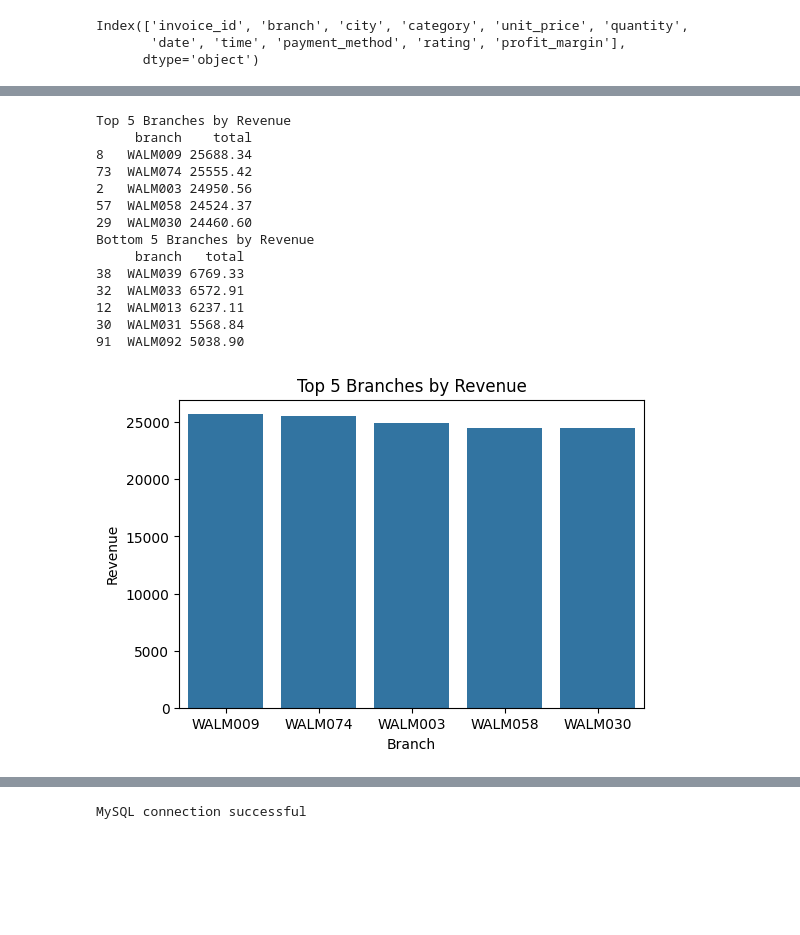
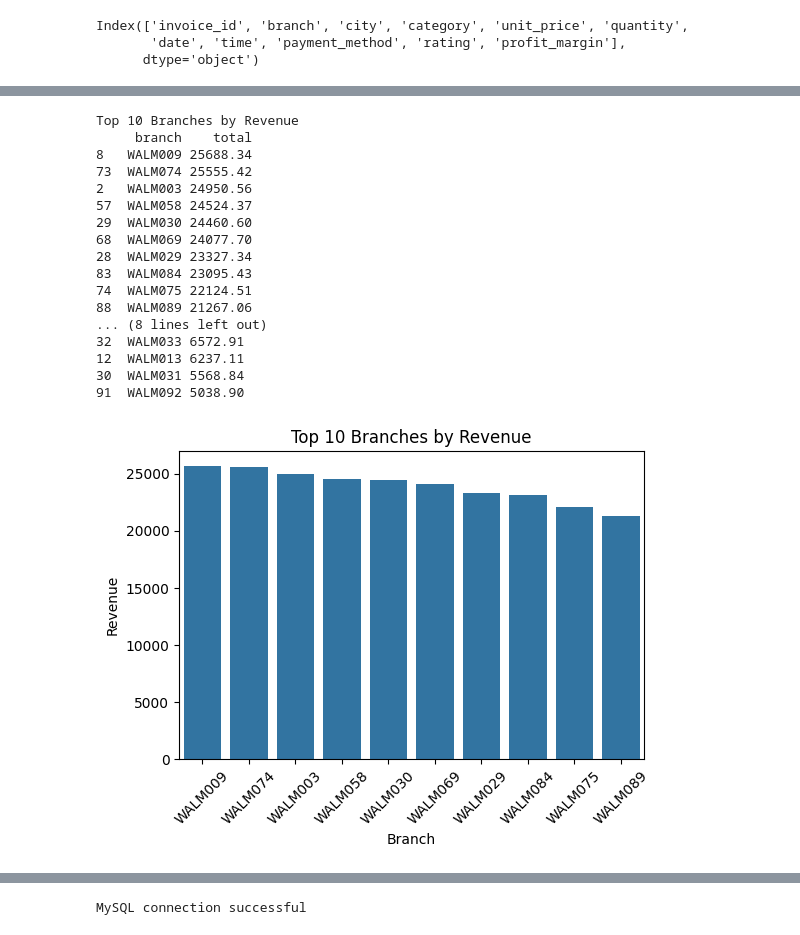
Before and after one commit to Mo-210/walmart_sales, a Jupyter notebook: project.ipynb, the cells around one changed output, grey strips where cells are left out. Cells and saved outputs as stored; diff of their text form; code cells hidden in the pictures; blank space fills up the shorter version.

```diff
--- a/project.ipynb
+++ b/project.ipynb
@@ -251,37 +251,41 @@ df.head()
 # Revenue per branch
 branch_revenue = df.groupby('branch')['total'].sum().reset_index().sort_values('total', ascending=False)
 
-# Top 5 branches by revenue
-top5_branches = branch_revenue.head(5)
-print("Top 5 Branches by Revenue")
+# Top 10 branches by revenue
+top5_branches = branch_revenue.head(10)
+print("Top 10 Branches by Revenue")
 print(top5_branches)
 
-# Bottom 5 branches by revenue
-bottom5_branches = branch_revenue.tail(5)
-print("Bottom 5 Branches by Revenue")
+# Bottom 10 branches by revenue
+bottom5_branches = branch_revenue.tail(10)
+print("Bottom 10 Branches by Revenue")
 print(bottom5_branches)
 # %% [output]
-Top 5 Branches by Revenue
+Top 10 Branches by Revenue
      branch    total
 8   WALM009 25688.34
 73  WALM074 25555.42
 2   WALM003 24950.56
 57  WALM058 24524.37
 29  WALM030 24460.60
-Bottom 5 Branches by Revenue
-     branch   total
-38  WALM039 6769.33
+68  WALM069 24077.70
+28  WALM029 23327.34
+83  WALM084 23095.43
+74  WALM075 22124.51
+88  WALM089 21267.06
+... (8 lines left out)
 32  WALM033 6572.91
 12  WALM013 6237.11
 30  WALM031 5568.84
 91  WALM092 5038.90
 # %%
-# Plot top 5 branches by revenue
+# Plot top 10 branches by revenue
 plt.figure(figsize=(6,4))
 sns.barplot(data=top5_branches, x='branch', y='total')
-plt.title('Top 5 Branches by Revenue')
+plt.title('Top 10 Branches by Revenue')
 plt.xlabel('Branch')
 plt.ylabel('Revenue')
+plt.xticks(rotation=45)
 plt.show()
 # %% [output]
-[figure, old version]
+[figure, new version]
```
Also changed, not shown: parts of 14 cells of this notebook.
